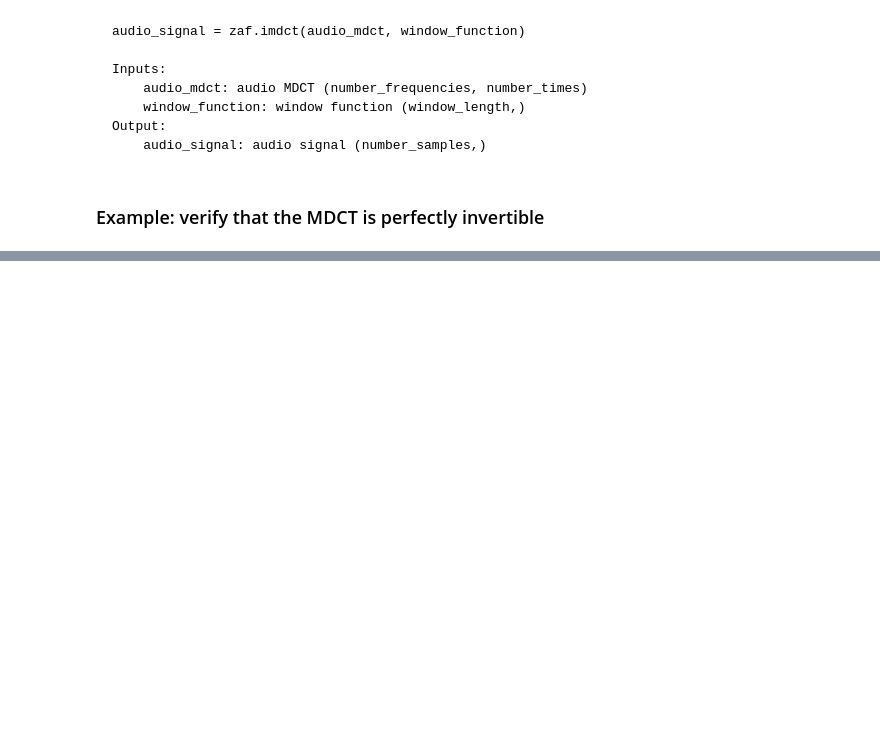
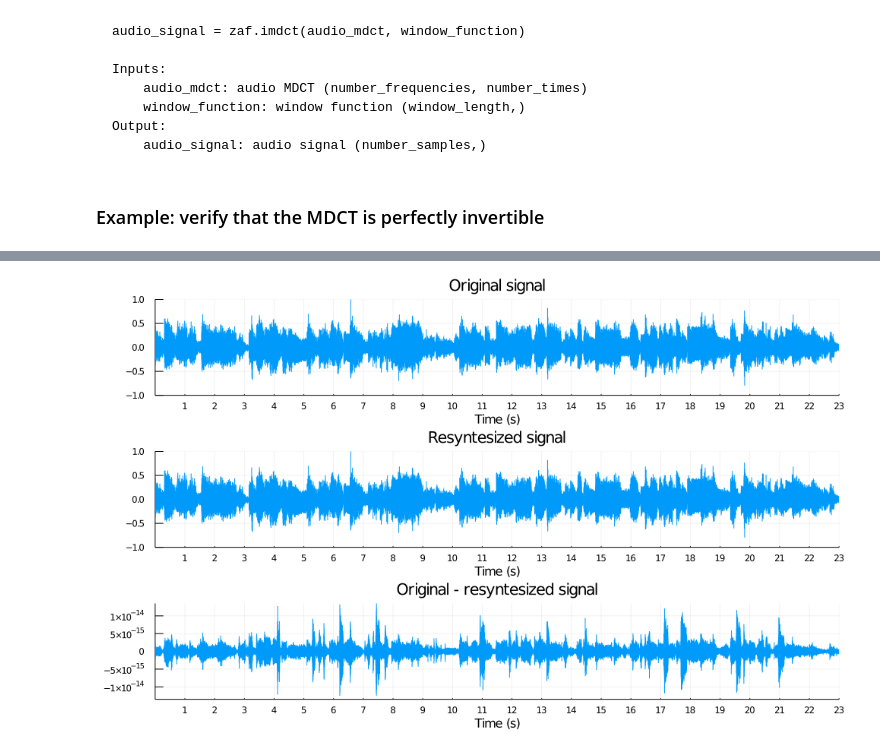
Before and after one commit to zafarrafii/Zaf-Julia, a Jupyter notebook: examples.ipynb, the cells around one changed output, grey strips where cells are left out. Drawn from its saved outputs; the diff is of its cells as text; code cells hidden in the pictures; blank space fills up the shorter version.

Commit message:
Finished imdct function and example.

````diff
--- a/examples.ipynb
+++ b/examples.ipynb
@@ -580,3 +580,38 @@ Output:
 ```
 # %% [markdown]
 ### Example: verify that the MDCT is perfectly invertible
+# %%
+# Load the modules
+include("./zaf.jl")
+using .zaf
+using WAV
+using Statistics
+using Plots
+
+# Read the audio signal with its sampling frequency in Hz, and average it over its channels
+audio_signal, sampling_frequency = wavread("audio_file.wav")
+audio_signal = mean(audio_signal, dims=2)
+
+# Compute the MDCT with a slope function as used in the Vorbis audio coding format
+window_length = 2048
+window_function = sin.(pi/2*(sin.(pi/window_length*(0.5:window_length-0.5)).^2))
+audio_mdct = zaf.mdct(audio_signal, window_function)
+
+# Compute the inverse MDCT
+audio_signal2 = zaf.imdct(audio_mdct, window_function)
+audio_signal2 = audio_signal2[1:length(audio_signal)]
+
+# Compute the differences between the original signal and the resynthesized one
+audio_differences = audio_signal-audio_signal2
+y_max = maximum(abs.(audio_differences))
+
+# Display the original and resynthesized signals, and their differences in seconds
+xtick_step = 1
+plot_object1 = zaf.sigplot(audio_signal, sampling_frequency, xtick_step)
+plot!(ylims = (-1, 1), title = "Original signal")
+plot_object2 = zaf.sigplot(audio_signal2, sampling_frequency, xtick_step)
+plot!(ylims = (-1, 1), title = "Resyntesized signal")
+plot_object3 = zaf.sigplot(audio_differences, sampling_frequency, xtick_step)
+plot!(ylims = (-y_max, y_max), title = "Original - resyntesized signal")
+plot(plot_object1, plot_object2, plot_object3, layout = (3, 1), size = (990, 600))
+# %% [output]
@@ -582,0 +619 @@ Output:
+[figure, added]
````
Also changed, not shown: parts of 1 cell of this notebook, 2 other files.
